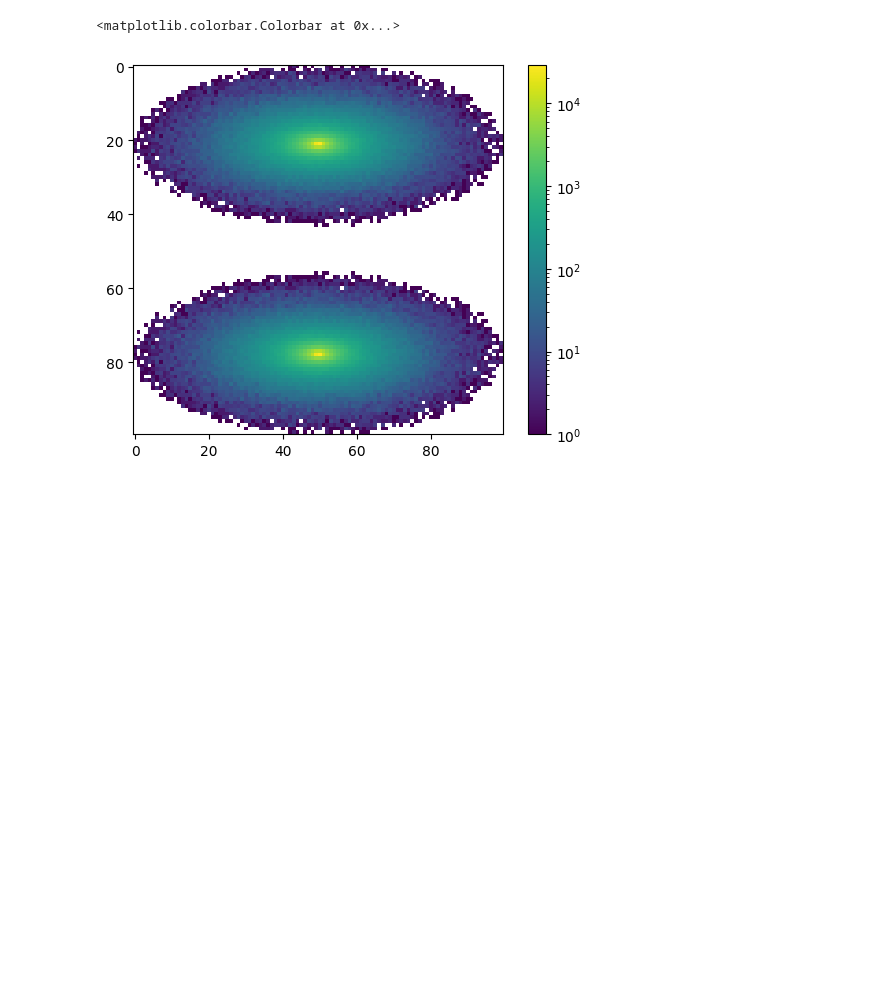
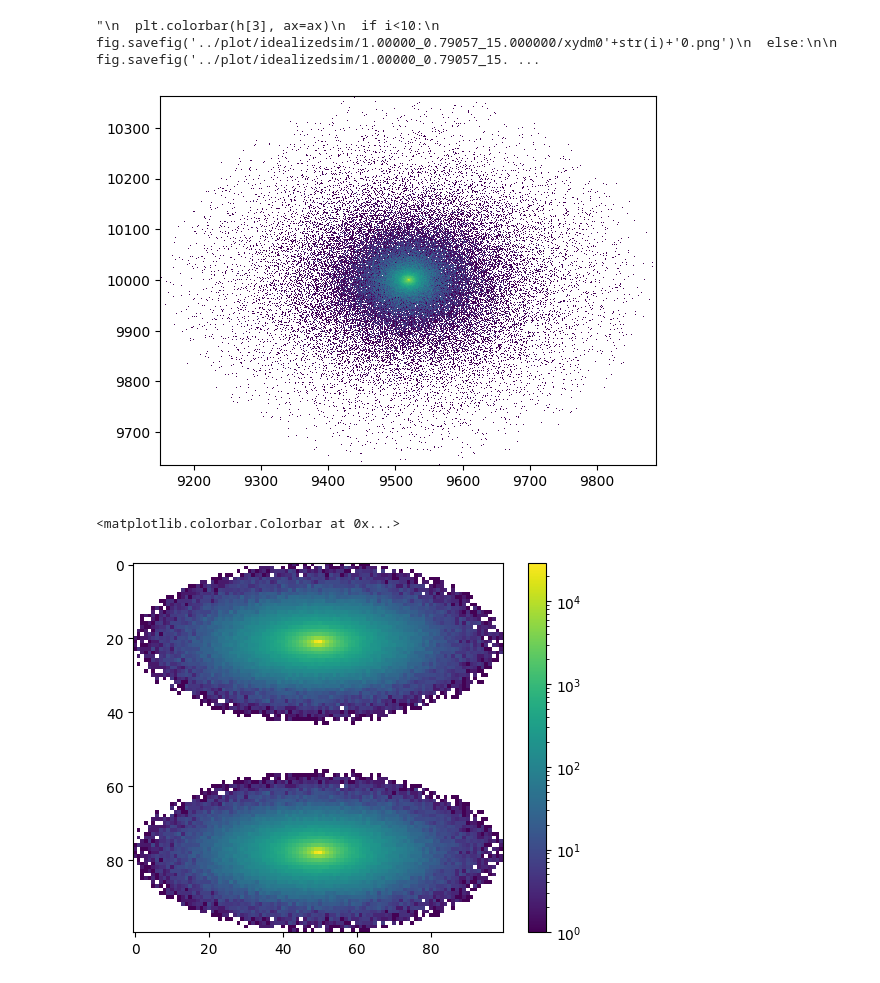
Before and after one commit to yjqqyjq/code, a Jupyter notebook: visualize_idealized_simulation.ipynb, the cells around one changed output. Saved outputs shown, nothing was run; the diff lists cells and outputs as text; code cells hidden in the pictures; blank space fills up the shorter version.

```diff
--- a/visualize_idealized_simulation.ipynb
+++ b/visualize_idealized_simulation.ipynb
@@ -9,20 +9,20 @@ x_dm=[]
 y_dm=[]
 x_g=[]
 y_g=[]
-for i in range(0,11):
-    if i<10:
-      f=h5py.File(path+'snapshot_0'+str(i)+'0.hdf5','r')
-    else:
-      f=h5py.File(path+'snapshot_'+str(i)+'0.hdf5','r')
-    Coord_dm=f['PartType0']["Coordinates"]
-    Coord_g=f['PartType1']["Coordinates"]
-    xyz_dm=np.array(Coord_dm).T
-    xyz_g=np.array(Coord_g).T
-    f.close()
-    x_dm.append(xyz_dm[0])
-    y_dm.append(xyz_dm[1])
-    x_g.append(xyz_g[0])
-    y_g.append(xyz_g[1])
+
+f=h5py.File(path+'snapshot_000.hdf5','r')
+
+Coord_dm=f['PartType0']["Coordinates"]
+Coord_g=f['PartType1']["Coordinates"]
+xyz_dm=np.array(Coord_dm).T
+xyz_g=np.array(Coord_g).T
+f.close()
+x_dm=xyz_dm[0]
+y_dm=xyz_dm[1]
+x_g=xyz_g[0]
+y_g=xyz_g[1]
+y_dm=y_dm[(x_dm<(np.max(x_dm)+np.min(x_dm))/2)]
+x_dm=x_dm[(x_dm<(np.max(x_dm)+np.min(x_dm))/2)]
 # %%
 np.savetxt('../data/idealizedsim/1.00000_0.79057_15.000000/xdm.txt',x_dm)
 np.savetxt('../data/idealizedsim/1.00000_0.79057_15.000000/xg.txt',x_g)
@@ -31,20 +31,24 @@ np.savetxt('../data/idealizedsim/1.00000_0.79057_15.000000/yg.txt',y_g)
 # %%
 import matplotlib.pyplot as plt
 from matplotlib import colors
-for i in range(0,11):
+
 #  x=np.append(x_dm[i],x_g[i])
 #  y=np.append(y_dm[i],y_g[i])
-
-  fig = plt.figure()
-  ax=plt.subplot(1,1,1)
-  h=ax.hist2d(x_dm[i],y_dm[i],bins=1000,norm=colors.LogNorm())
+fig = plt.figure()
+ax=plt.subplot(1,1,1)
+h=ax.hist2d(x_dm,y_dm,bins=1000,norm=colors.LogNorm())
+'''
   plt.colorbar(h[3], ax=ax)
   if i<10:
     fig.savefig('../plot/idealizedsim/1.00000_0.79057_15.000000/xydm0'+str(i)+'0.png')
   else:
 
     fig.savefig('../plot/idealizedsim/1.00000_0.79057_15.000000/xydm'+str(i)+'0.png')
-  plt.close(fig)
+  plt.close(fig)'
+'''
+# %% [output]
+"\n  plt.colorbar(h[3], ax=ax)\n  if i<10:\n    fig.savefig('../plot/idealizedsim/1.00000_0.79057_15.000000/xydm0'+str(i)+'0.png')\n  else:\n\n    fig.savefig('../plot/idealizedsim/1.00000_0.79057_15. ...
+[figure, added]
 # %%
 plt.imshow(hist_g[0],norm=colors.LogNorm())
 plt.colorbar()
```
Also changed, not shown: 13 other files.
